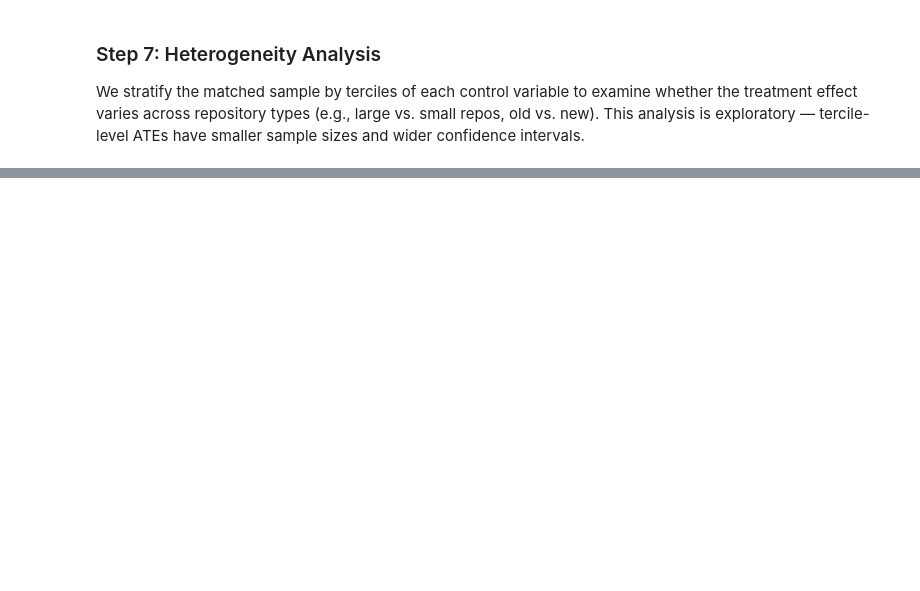
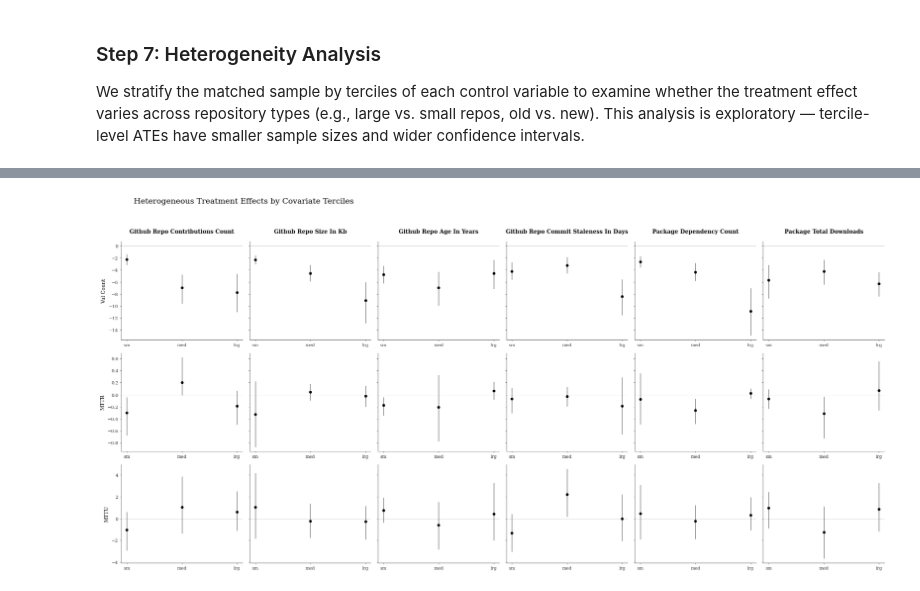
Before and after one commit to shcherbin/mads-siads-699-winter-2026-capstone, a Jupyter notebook: notebooks/rq1.ipynb, the cells around one changed output, grey strips where cells are left out. Drawn from its saved outputs; the diff is of its cells as text; code cells hidden in the pictures; blank space fills up the shorter version.

Commit message:
chore: rough draft of tufte-style tercile chart

```diff
--- a/notebooks/rq1.ipynb
+++ b/notebooks/rq1.ipynb
@@ -966,0 +963,78 @@ plt.show()
+# %%
+import matplotlib.pyplot as plt
+import pandas as pd
+
+def tercile_ate(data, stratify_col, outcome_col):
+    data = data.copy()
+    # Updated labels to 'sm', 'med', 'lrg'
+    labels = ["sm", "med", "lrg"]
+    data["tercile"] = pd.qcut(data[stratify_col], q=3, labels=labels)
+
+    results = {}
+    for label in labels:
+        subset = data[data["tercile"] == label]
+        if subset["treated"].nunique() < 2:
+            results[label] = None
+            continue
+        # Assuming bootstrap_ate is defined elsewhere in your environment
+        results[label] = bootstrap_ate(subset, outcome_col, n_bootstrap=1000)
+    return results
+
+outcomes = [("Vul Count", "vul_count"), ("MTTR", "mttr"), ("MTTU", "mttu")]
+labels = ["sm", "med", "lrg"]
+
+# Increase height slightly for better spacing between small multiples
+fig, axes = plt.subplots(len(outcomes), len(LOG_CONTROL_COLUMNS), figsize=(20, 10), sharey="row")
+
+for row, (outcome_name, outcome_col) in enumerate(outcomes):
+    analysis_df = matched_df.dropna(subset=[outcome_col])
+
+    for col_idx, strat_col in enumerate(LOG_CONTROL_COLUMNS):
+        ax = axes[row, col_idx]
+        results = tercile_ate(analysis_df, strat_col, outcome_col)
+
+        tercile_labels, ates, ci_lowers, ci_uppers = [], [], [], []
+        for label in labels:
+            if results[label] is not None:
+                tercile_labels.append(label)
+                ates.append(results[label]["ate"])
+                ci_lowers.append(results[label]["ci_lower"])
+                ci_uppers.append(results[label]["ci_upper"])
+
+        if ates:
+            yerr_lower = [a - cl for a, cl in zip(ates, ci_lowers)]
+            yerr_upper = [cu - a for a, cu in zip(ates, ci_uppers)]
+
+            # TUFTE CHANGE: Replace heavy bars with a dot-and-whisker plot
+            # This represents the data point and interval without the 'heavy ink' of a bar.
+            ax.errorbar(tercile_labels, ates, yerr=[yerr_lower, yerr_upper],
+                        fmt='o', color='black', ecolor='#666666', elinewidth=1,
+                        capsize=0, markersize=4)
+
+            # Minimalist baseline
+            ax.axhline(0, color="black", linewidth=0.5, alpha=0.3)
+
+        # TUFTE CHANGE: Remove "chartjunk" (spines/borders)
+        ax.spines['top'].set_visible(False)
+        ax.spines['right'].set_visible(False)
+        ax.spines['left'].set_linewidth(0.5)
+        ax.spines['bottom'].set_linewidth(0.5)
+
+        # TUFTE CHANGE: Clean typography and subtle labeling
+        if row == 0:
+            title = strat_col.replace("log_", "").replace("_", " ").title()
+            ax.set_title(title, fontsize=10, fontweight='bold', pad=15)
+
+        if col_idx == 0:
+            ax.set_ylabel(outcome_name, fontsize=9, fontweight='normal')
+
+        # Clean up ticks
+        ax.tick_params(axis='both', which='major', labelsize=8, length=2, width=0.5)
+
+# TUFTE CHANGE: Use white space rather than lines to separate the grid
+plt.suptitle("Heterogeneous Treatment Effects by Covariate Terciles",
+             fontsize=14, x=0.05, ha='left', y=0.98)
+plt.tight_layout(rect=[0, 0.03, 1, 0.95])
+plt.show()
+# %% [output]
+[figure, added]
```
Also changed, not shown: parts of 24 cells of this notebook.
